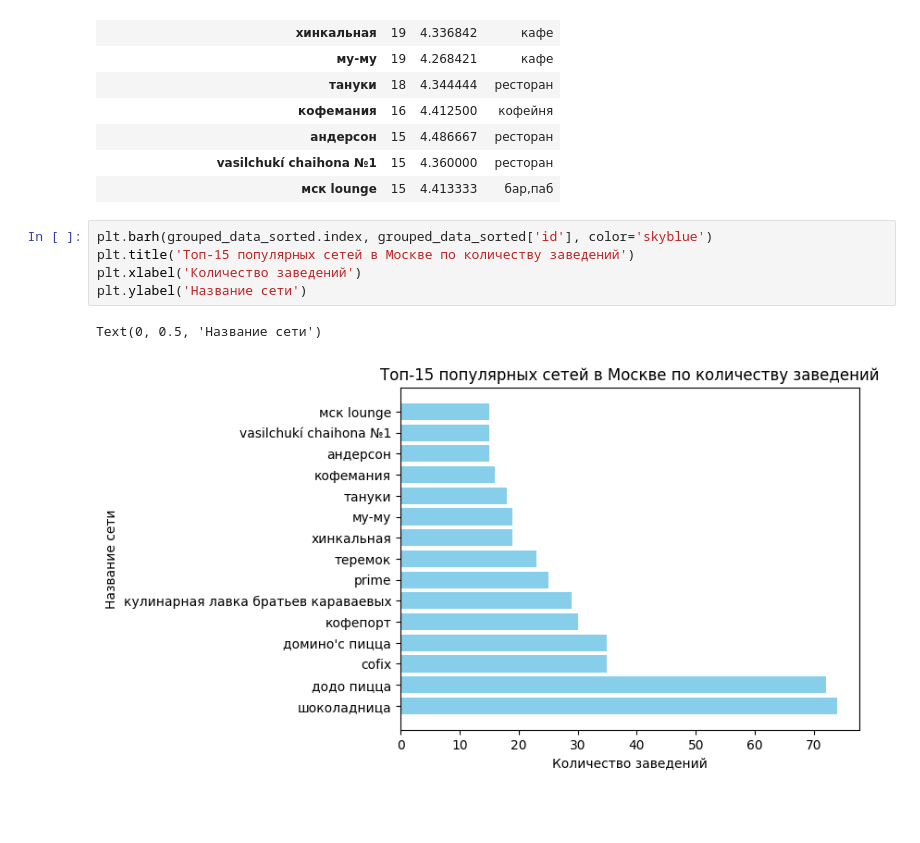
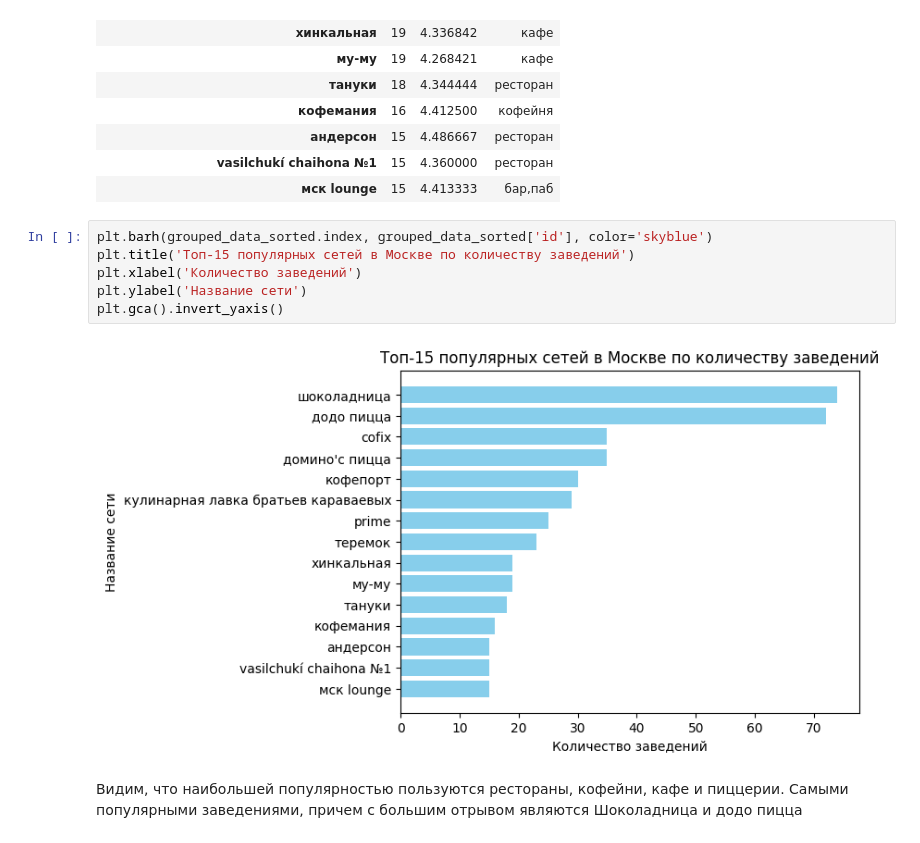
Before and after one commit to PsychoCoderrr/YPracticumProjects, a Jupyter notebook: VizPythonProject.ipynb, the cells around one changed output. Cells and saved outputs as stored; diff of their text form; blank space fills up the shorter version.

```diff
--- a/VizPythonProject.ipynb
+++ b/VizPythonProject.ipynb
@@ -564,8 +564,10 @@ grouped_data_sorted
 # %%
 plt.barh(grouped_data_sorted.index, grouped_data_sorted['id'], color='skyblue')
 plt.title('Топ-15 популярных сетей в Москве по количеству заведений')
 plt.xlabel('Количество заведений')
 plt.ylabel('Название сети')
+plt.gca().invert_yaxis()
 # %% [output]
-Text(0, 0.5, 'Название сети')
-[figure, old version]
+[figure, new version]
+# %% [markdown]
+Видим, что наибольшей популярностью пользуются рестораны, кофейни, кафе и пиццерии. Самыми популярными заведениями, причем с большим отрывом являются Шоколадница и додо пицца
```
